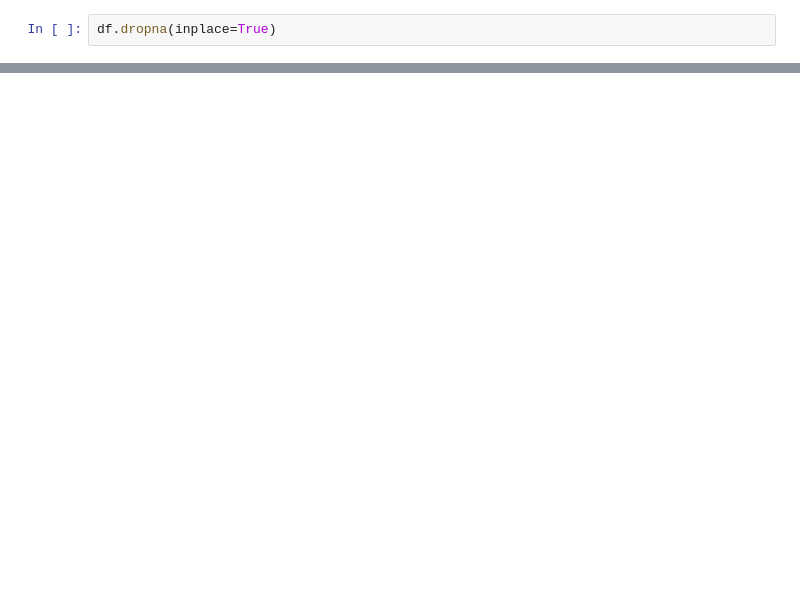
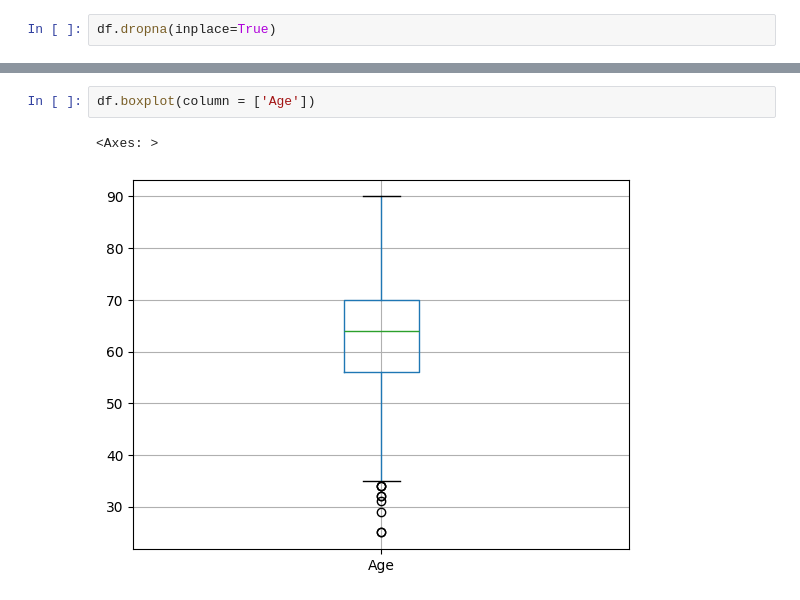
Before and after one commit to taykas/StressAI, a Jupyter notebook: main.ipynb, the cells around one changed output, grey strips where cells are left out. Drawn from its saved outputs; the diff is of its cells as text; blank space fills up the shorter version.

```diff
--- a/main.ipynb
+++ b/main.ipynb
@@ -94,0 +115,5 @@ scatter = df.plot.scatter(x = 'MeanScore', y = 'NrSiblings', s = 2, c = 'blue')
+# %%
+df.boxplot(column = ['Age'])
+# %% [output]
+<Axes: >
+[figure, added]
```
Also changed, not shown: parts of 34 cells of this notebook, 3 other files.
